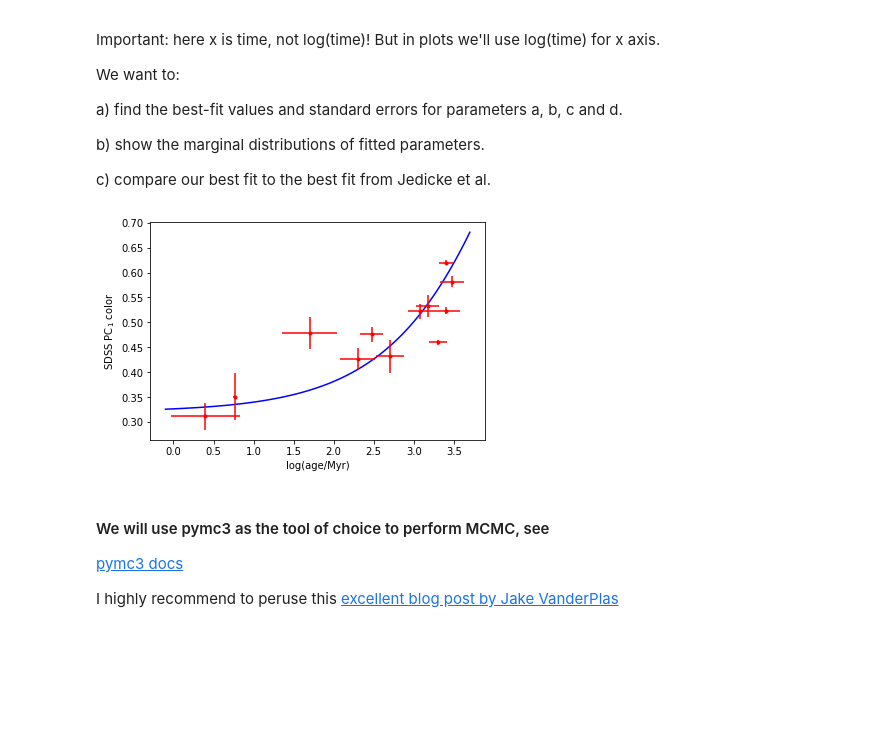
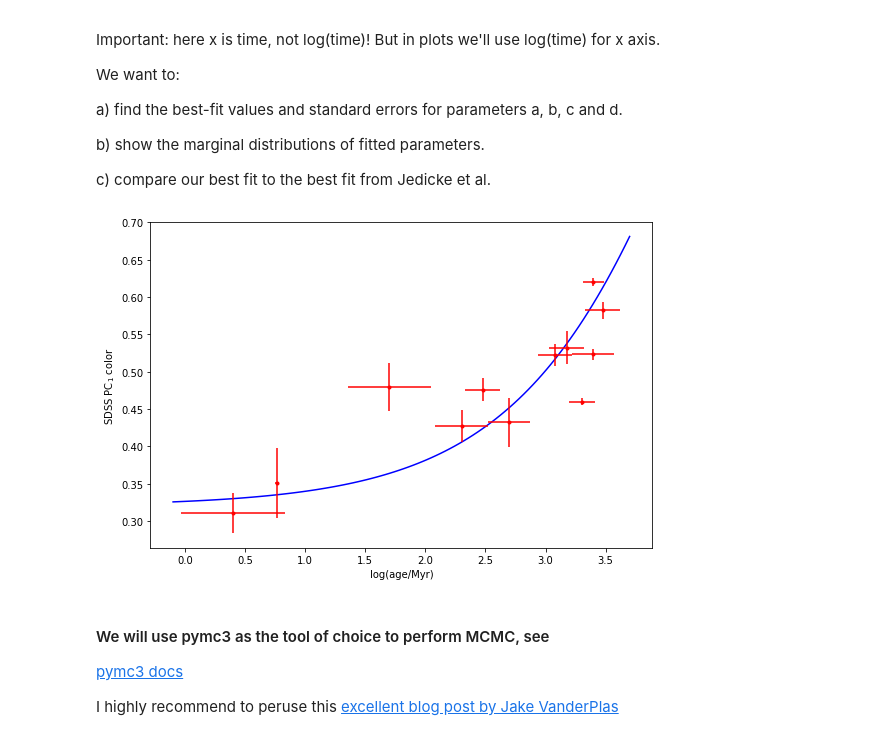
Before and after one commit to VaticanObsSummerSchool2023/lectures, a Jupyter notebook: IvezicJune28.ipynb, the cells around one changed output. Drawn from its saved outputs; the diff is of its cells as text; code cells hidden in the pictures; blank space fills up the shorter version.

```diff
--- a/IvezicJune28.ipynb
+++ b/IvezicJune28.ipynb
@@ -759,19 +757,19 @@ ageErr = age * LageErr * np.log(10)
 # %%
 # let's take a quick look at the data to verify that it looks
 # similar to fig. 1 from Jedicke et al.
 logT = np.linspace(-0.1, 3.7, 100)
 time = np.power(10,logT)
 # the best fit from Jedicke et al.
 color = 0.32 + 1.0*(1-np.exp(-(time/2.5e4)**0.5))
-ax = plt.figure().add_subplot(111)
+ax = plt.figure(figsize=(9,6)).add_subplot(111)
 ax.set_xlabel("log(age/Myr)")
 ax.set_ylabel("SDSS PC$_1$ color")
 ax.plot(logT,color, c='blue')
 ax.errorbar(logAge,PC1,xerr=LageErr, yerr=PC1err, color='r',
              marker='.', ls='None', label='Observed')
 plt.show()
 # %% [output]
-[figure, old version]
+[figure, new version]
 # %% [markdown]
 #### We will use pymc3 as the tool of choice to perform MCMC, see
 [pymc3 docs](https://docs.pymc.io/)
```
Also changed, not shown: parts of 9 cells of this notebook, 2 other files.
